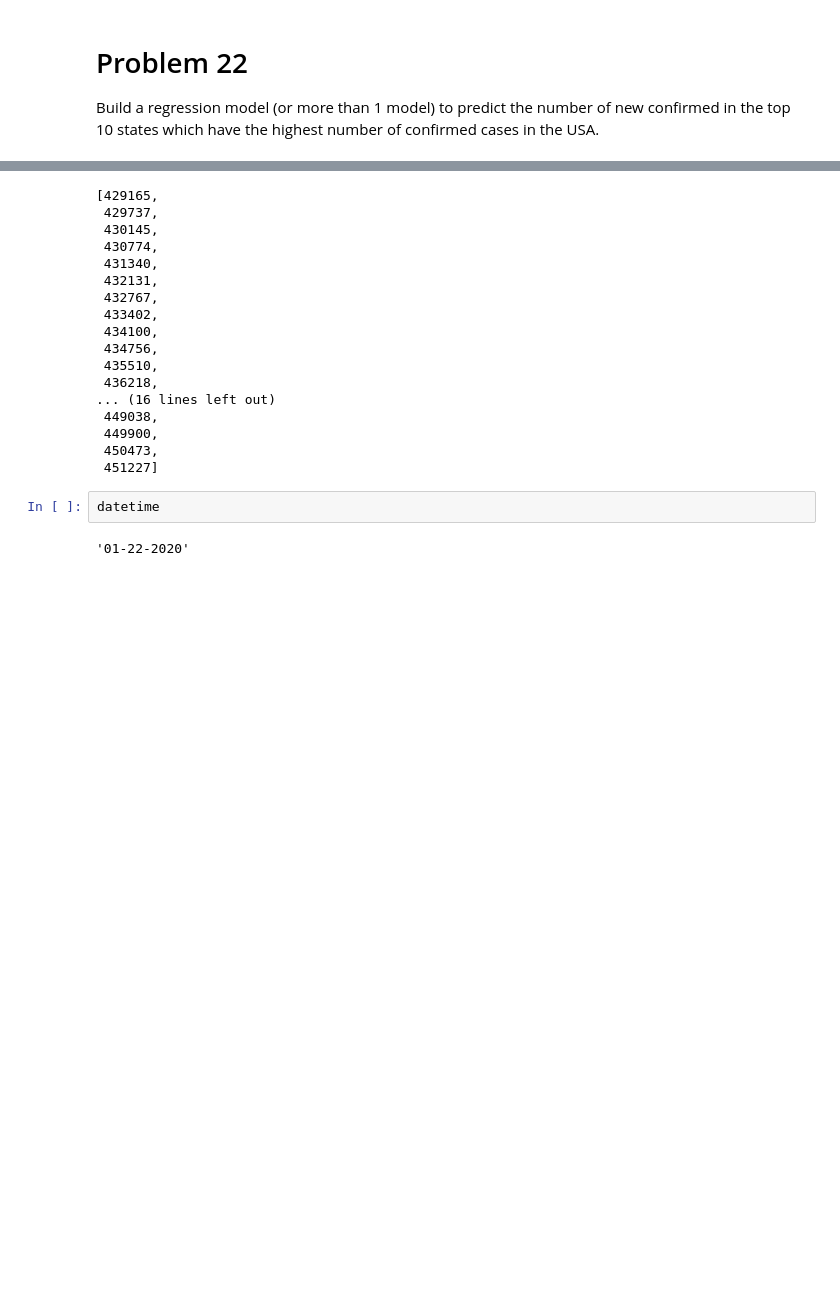
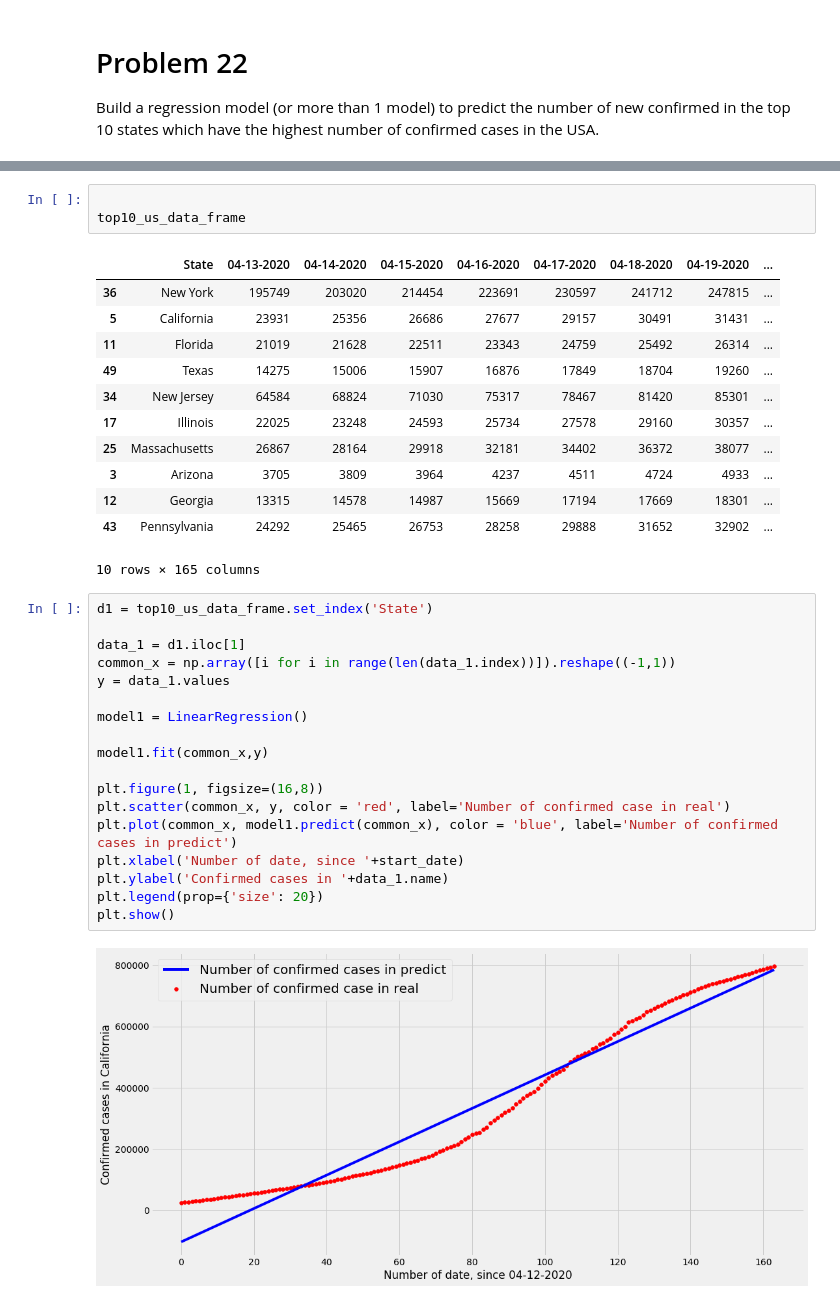
Before and after one commit to phusdt/COVID_19_Analysis, a Jupyter notebook: Asm2_Student.ipynb, the cells around one changed output, grey strips where cells are left out. Drawn from its saved outputs; the diff is of its cells as text; blank space fills up the shorter version.

```diff
--- a/Asm2_Student.ipynb
+++ b/Asm2_Student.ipynb
@@ -1103,23 +1117,36 @@ data
 # %%
+
+top10_us_data_frame
 # %% [output]
+|  | State | 04-13-2020 | 04-14-2020 | 04-15-2020 | 04-16-2020 | 04-17-2020 | 04-18-2020 | 04-19-2020 | ... |
+| 36 | New York | 195749 | 203020 | 214454 | 223691 | 230597 | 241712 | 247815 | ... |
+| 5 | California | 23931 | 25356 | 26686 | 27677 | 29157 | 30491 | 31431 | ... |
+| 11 | Florida | 21019 | 21628 | 22511 | 23343 | 24759 | 25492 | 26314 | ... |
+| 49 | Texas | 14275 | 15006 | 15907 | 16876 | 17849 | 18704 | 19260 | ... |
+| 34 | New Jersey | 64584 | 68824 | 71030 | 75317 | 78467 | 81420 | 85301 | ... |
+| 17 | Illinois | 22025 | 23248 | 24593 | 25734 | 27578 | 29160 | 30357 | ... |
+| 25 | Massachusetts | 26867 | 28164 | 29918 | 32181 | 34402 | 36372 | 38077 | ... |
+| 3 | Arizona | 3705 | 3809 | 3964 | 4237 | 4511 | 4724 | 4933 | ... |
+| 12 | Georgia | 13315 | 14578 | 14987 | 15669 | 17194 | 17669 | 18301 | ... |
+| 43 | Pennsylvania | 24292 | 25465 | 26753 | 28258 | 29888 | 31652 | 32902 | ... |
-[429165,
- 429737,
- 430145,
- 430774,
- 431340,
- 432131,
- 432767,
- 433402,
- 434100,
- 434756,
- 435510,
- 436218,
-... (16 lines left out)
- 449038,
- 449900,
- 450473,
- 451227]
+10 rows × 165 columns
-# %%
-datetime
-# %% [output]
-'01-22-2020'
+# %%
+d1 = top10_us_data_frame.set_index('State')
+
+data_1 = d1.iloc[1]
+common_x = np.array([i for i in range(len(data_1.index))]).reshape((-1,1))
+y = data_1.values
+
+model1 = LinearRegression()
+
+model1.fit(common_x,y)
+
+plt.figure(1, figsize=(16,8))
+plt.scatter(common_x, y, color = 'red', label='Number of confirmed case in real')
+plt.plot(common_x, model1.predict(common_x), color = 'blue', label='Number of confirmed cases in predict')
+plt.xlabel('Number of date, since '+start_date)
+plt.ylabel('Confirmed cases in '+data_1.name)
+plt.legend(prop={'size': 20})
+plt.show()
+# %% [output]
+[figure, added]
```
Also changed, not shown: parts of 2 cells of this notebook.
